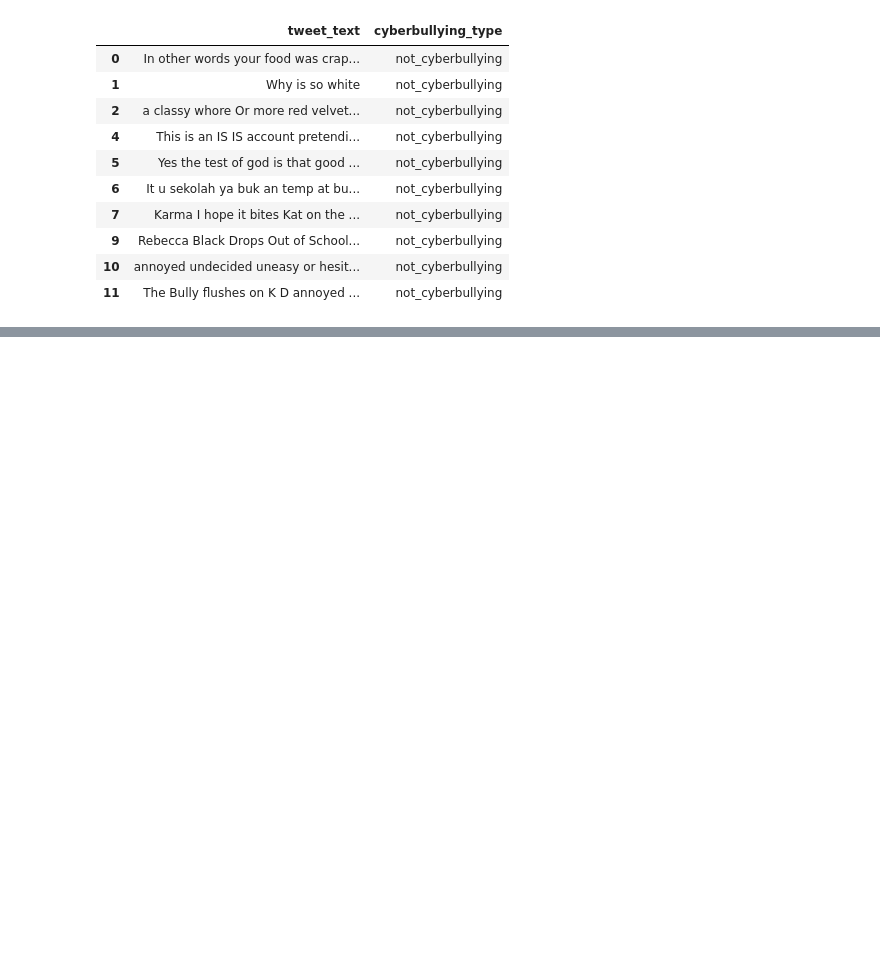
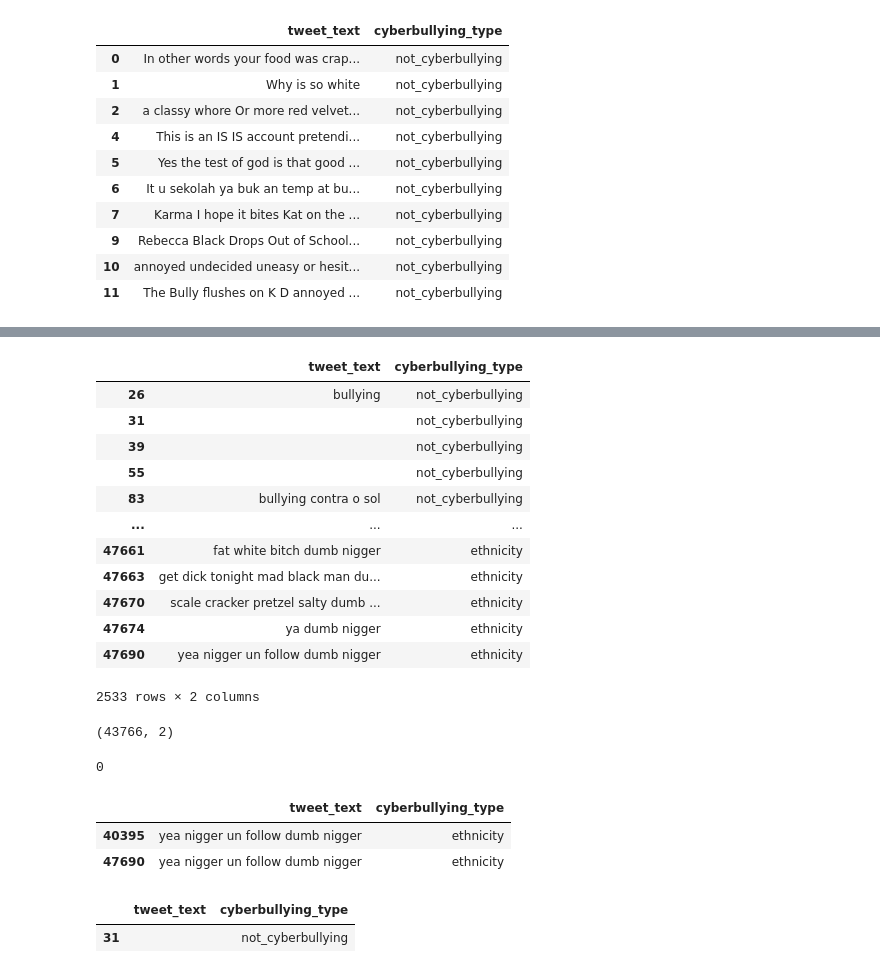
Before and after one commit to ChloeChoyXW/TXSA_Assignment, a Jupyter notebook: assignment.ipynb, the cells around one changed output, grey strips where cells are left out. Saved outputs shown, nothing was run; the diff lists cells and outputs as text; code cells hidden in the pictures; blank space fills up the shorter version.

```diff
--- a/assignment.ipynb
+++ b/assignment.ipynb
@@ -282,0 +279,10 @@ for word in words:
+# %%
+# Remove stopwords
+stopword = stopwords.words('english')
+def remove_stopwords(tokens):
+    #tokens = word_tokenize(text)
+    non_stopwords = [word for word in tokens if word not in stopword]
+    return non_stopwords
+
+df['tweet_text'] = df['tweet_text'].apply(remove_stopwords)
+print(df.head(10).to_markdown())
@@ -283,7 +302,7 @@ for word in words:
 # %%
 # Lemmatization
 lemmatizer = WordNetLemmatizer()
-def lemmatize_words(text):
-    return ' '.join([lemmatizer.lemmatize(word) for word in text.split()])
-
-df["tweet_text"] = df["tweet_text"].apply(lambda e: lemmatize_words(e))
+def lemmatize_words(tokens):
+    return ' '.join([lemmatizer.lemmatize(word) for word in tokens])
+df["tweet_text"] = df["tweet_text"].apply(lemmatize_words)
+print(df.head(10).to_markdown())
@@ -289,0 +322,15 @@ df["tweet_text"] = df["tweet_text"].apply(lambda e: lemmatize_words(e))
+# %%
+# Remove any non english words
+english_words = set(words.words())
+
+def remove_non_english(tokens):
+    english_tokens = []
+    for word in tokens:
+        if word in english_words:
+            english_tokens.append(word)
+        else:
+            english_tokens.append('')
+    return [token for token in english_tokens if token != '']
+
+df['tweet_text'] = df['tweet_text'].apply(tokenize_text)
+df['tweet_text'] = df['tweet_text'].apply(remove_non_english)
@@ -289,0 +355,4 @@ df["tweet_text"] = df["tweet_text"].apply(lambda e: lemmatize_words(e))
+# %%
+# Join the tokenized tweet_text to check for duplicated rows
+df['tweet_text'] = df['tweet_text'].apply(lambda tokens: ' '.join(tokens))
+print("Total number of duplicated rows: ", df.duplicated().sum())
@@ -289,0 +371,40 @@ df["tweet_text"] = df["tweet_text"].apply(lambda e: lemmatize_words(e))
+# %%
+# Remove duplicate rows
+duplicate_rows = df[df.duplicated(keep=False)]
+duplicate_rows
+# %% [output]
+|  | tweet_text | cyberbullying_type |
+| 26 | bullying | not_cyberbullying |
+| 31 |  | not_cyberbullying |
+| 39 |  | not_cyberbullying |
+| 55 |  | not_cyberbullying |
+| 83 | bullying contra o sol | not_cyberbullying |
+| ... | ... | ... |
+| 47661 | fat white bitch dumb nigger | ethnicity |
+| 47663 | get dick tonight mad black man du... | ethnicity |
+| 47670 | scale cracker pretzel salty dumb ... | ethnicity |
+| 47674 | ya dumb nigger | ethnicity |
+| 47690 | yea nigger un follow dumb nigger | ethnicity |
+2533 rows × 2 columns
+# %%
+# Remove duplicate rows
+df.drop_duplicates(subset=["tweet_text"], inplace=True)
+df.shape
+# %% [output]
+(43766, 2)
+# %%
+# After removing duplicated rows
+df.duplicated().sum()
+# %% [output]
+0
+# %%
+df[df['tweet_text'] == '']
+# %% [output]
+|  | tweet_text | cyberbullying_type |
+| 40395 | yea nigger un follow dumb nigger | ethnicity |
+| 47690 | yea nigger un follow dumb nigger | ethnicity |
+# %%
+df[df['tweet_text'] == '']
+# %% [output]
+|  | tweet_text | cyberbullying_type |
+| 31 |  | not_cyberbullying |
```
Also changed, not shown: parts of 23 cells of this notebook, 7 other files.
